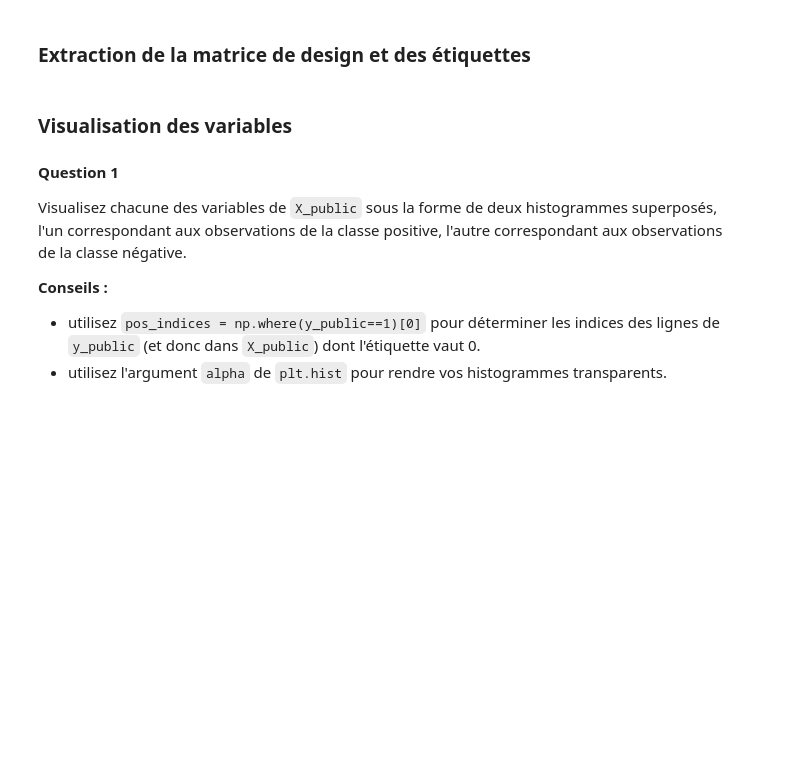
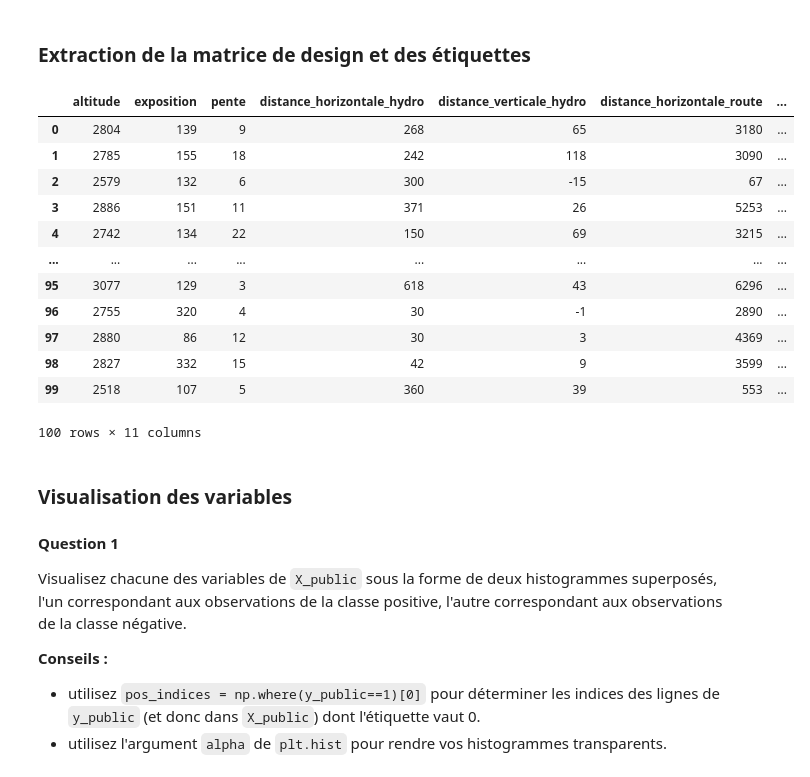
Before and after one commit to florian6973/sdd_projet, a Jupyter notebook: Projet.ipynb, the cells around one changed output. Drawn from its saved outputs; the diff is of its cells as text; code cells hidden in the pictures; blank space fills up the shorter version.

```diff
--- a/Projet.ipynb
+++ b/Projet.ipynb
@@ -67,3 +71,19 @@ y_public = np.array(df_public["espece"])
+# %%
+df_public.head(100)
+# %% [output]
+|  | altitude | exposition | pente | distance_horizontale_hydro | distance_verticale_hydro | distance_horizontale_route | ... |
+| 0 | 2804 | 139 | 9 | 268 | 65 | 3180 | ... |
+| 1 | 2785 | 155 | 18 | 242 | 118 | 3090 | ... |
+| 2 | 2579 | 132 | 6 | 300 | -15 | 67 | ... |
+| 3 | 2886 | 151 | 11 | 371 | 26 | 5253 | ... |
+| 4 | 2742 | 134 | 22 | 150 | 69 | 3215 | ... |
+| ... | ... | ... | ... | ... | ... | ... | ... |
+| 95 | 3077 | 129 | 3 | 618 | 43 | 6296 | ... |
+| 96 | 2755 | 320 | 4 | 30 | -1 | 2890 | ... |
+| 97 | 2880 | 86 | 12 | 30 | 3 | 4369 | ... |
+| 98 | 2827 | 332 | 15 | 42 | 9 | 3599 | ... |
+| 99 | 2518 | 107 | 5 | 360 | 39 | 553 | ... |
+100 rows × 11 columns
 # %% [markdown]
 ### Visualisation des variables
 
```
Also changed, not shown: parts of 11 cells of this notebook.
